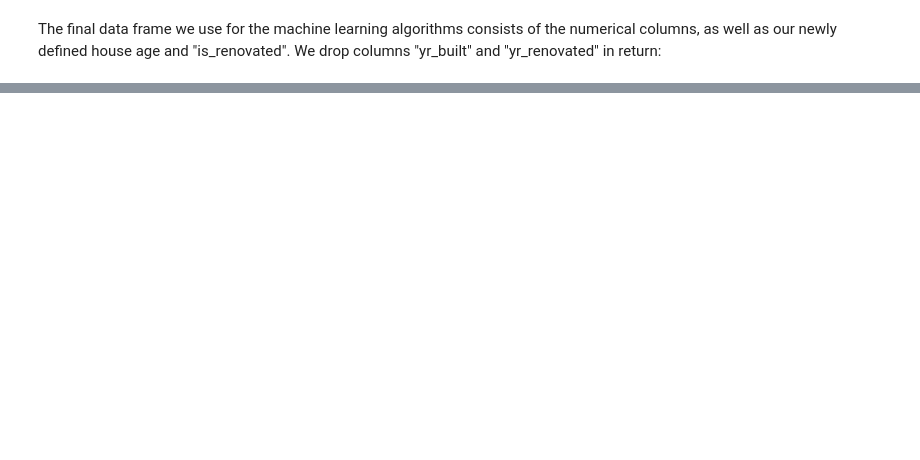
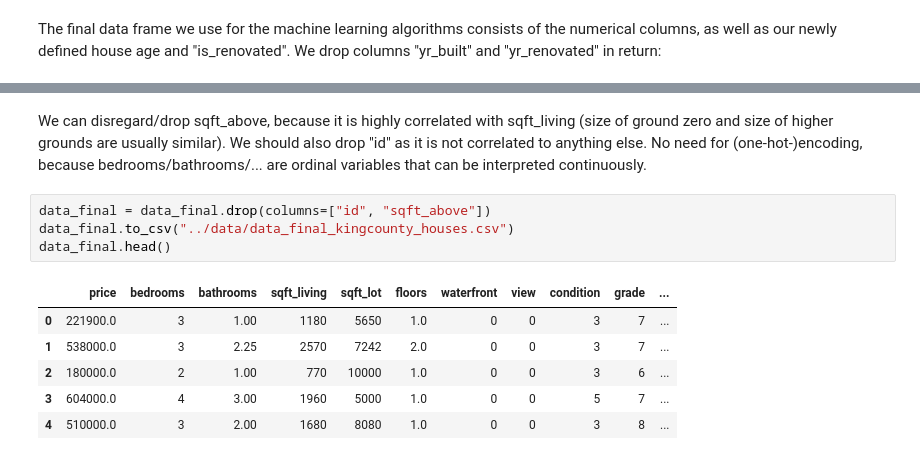
Before and after one commit to gkahl-sudo/house-prices-project-2, a Jupyter notebook: notebooks/01_eda_and_baseline.ipynb, the cells around one changed output, grey strips where cells are left out. Saved outputs shown, nothing was run; the diff lists cells and outputs as text; blank space fills up the shorter version.

```diff
--- a/notebooks/01_eda_and_baseline.ipynb
+++ b/notebooks/01_eda_and_baseline.ipynb
@@ -223,0 +252,14 @@ data_final.head()
+# %% [markdown]
+We can disregard/drop sqft_above, because it is highly correlated with sqft_living (size of ground zero and size of higher grounds are usually similar). We should also drop "id" as it is not correlated to anything else.
+No need for (one-hot-)encoding, because bedrooms/bathrooms/... are ordinal variables that can be interpreted continuously.
+# %%
+data_final = data_final.drop(columns=["id", "sqft_above"])
+data_final.to_csv("../data/data_final_kingcounty_houses.csv")
+data_final.head()
+# %% [output]
+|  | price | bedrooms | bathrooms | sqft_living | sqft_lot | floors | waterfront | view | condition | grade | ... |
+| 0 | 221900.0 | 3 | 1.00 | 1180 | 5650 | 1.0 | 0 | 0 | 3 | 7 | ... |
+| 1 | 538000.0 | 3 | 2.25 | 2570 | 7242 | 2.0 | 0 | 0 | 3 | 7 | ... |
+| 2 | 180000.0 | 2 | 1.00 | 770 | 10000 | 1.0 | 0 | 0 | 3 | 6 | ... |
+| 3 | 604000.0 | 4 | 3.00 | 1960 | 5000 | 1.0 | 0 | 0 | 5 | 7 | ... |
+| 4 | 510000.0 | 3 | 2.00 | 1680 | 8080 | 1.0 | 0 | 0 | 3 | 8 | ... |
```
Also changed, not shown: parts of 18 cells of this notebook, 1 other file.
